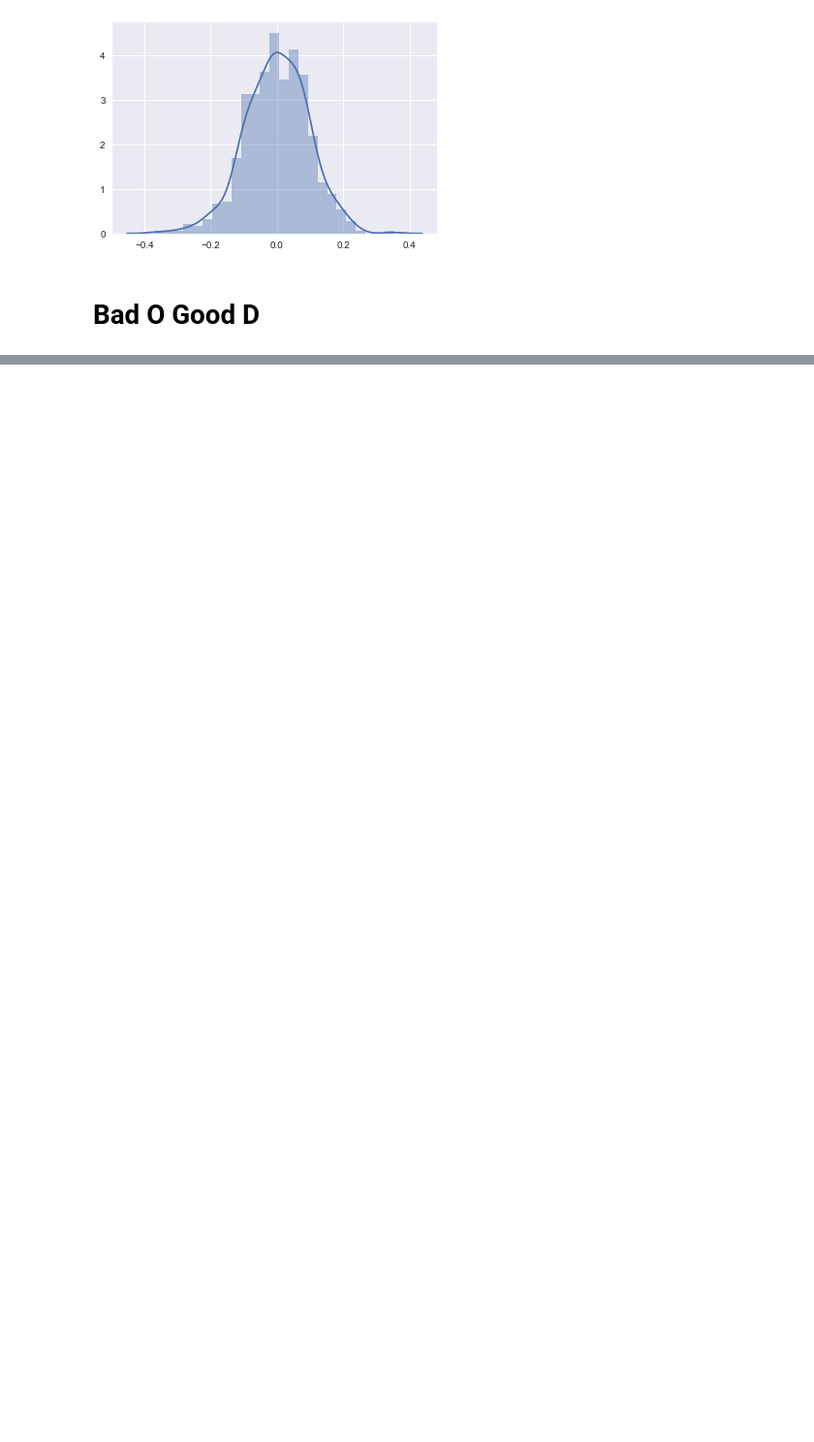
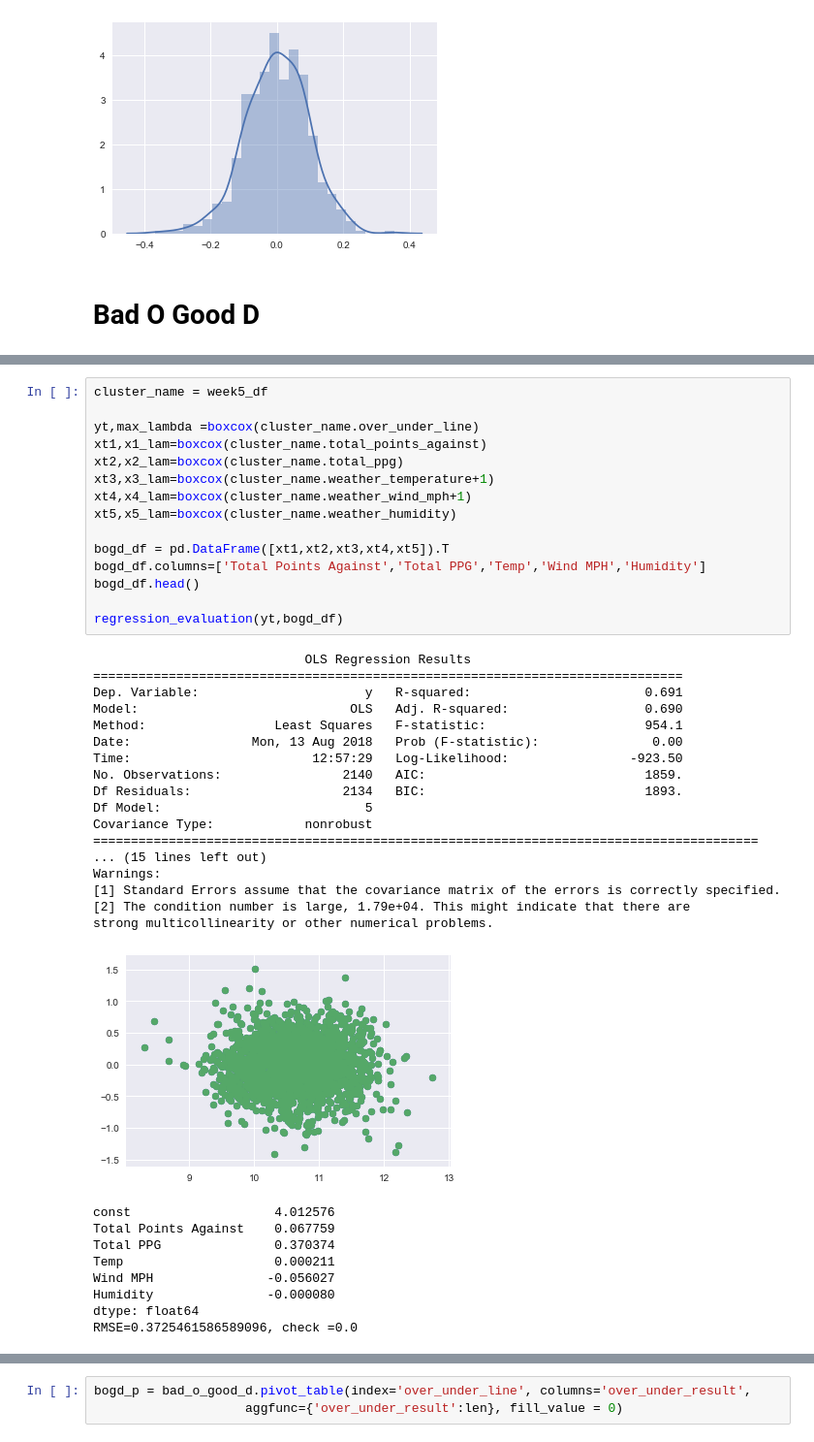
Before and after one commit to slieb74/NFL-Betting-Data, a Jupyter notebook: over_under-clusters.ipynb, the cells around one changed output, grey strips where cells are left out. Shown at 97% size. Saved outputs shown, nothing was run; the diff lists cells and outputs as text; blank space fills up the shorter version.

```diff
--- a/over_under-clusters.ipynb
+++ b/over_under-clusters.ipynb
@@ -609 +641,43 @@ RMSE=0.8152179652373736, check =0.0
 [figure]
+# %%
+cluster_name = week5_df
+
+yt,max_lambda =boxcox(cluster_name.over_under_line)
+xt1,x1_lam=boxcox(cluster_name.total_points_against)
+xt2,x2_lam=boxcox(cluster_name.total_ppg)
+xt3,x3_lam=boxcox(cluster_name.weather_temperature+1)
+xt4,x4_lam=boxcox(cluster_name.weather_wind_mph+1)
+xt5,x5_lam=boxcox(cluster_name.weather_humidity)
+
+bogd_df = pd.DataFrame([xt1,xt2,xt3,xt4,xt5]).T
+bogd_df.columns=['Total Points Against','Total PPG','Temp','Wind MPH','Humidity']
+bogd_df.head()
+
+regression_evaluation(yt,bogd_df)
+# %% [output]
+                            OLS Regression Results
+==============================================================================
+Dep. Variable:                      y   R-squared:                       0.691
+Model:                            OLS   Adj. R-squared:                  0.690
+Method:                 Least Squares   F-statistic:                     954.1
+Date:                Mon, 13 Aug 2018   Prob (F-statistic):               0.00
+Time:                        12:57:29   Log-Likelihood:                -923.50
+No. Observations:                2140   AIC:                             1859.
+Df Residuals:                    2134   BIC:                             1893.
+Df Model:                           5
+Covariance Type:            nonrobust
+========================================================================================
+... (15 lines left out)
+Warnings:
+[1] Standard Errors assume that the covariance matrix of the errors is correctly specified.
+[2] The condition number is large, 1.79e+04. This might indicate that there are
+strong multicollinearity or other numerical problems.
+[figure, added]
+const                   4.012576
+Total Points Against    0.067759
+Total PPG               0.370374
+Temp                    0.000211
+Wind MPH               -0.056027
+Humidity               -0.000080
+dtype: float64
+RMSE=0.3725461586589096, check =0.0
@@ -609,0 +685,3 @@ RMSE=0.8152179652373736, check =0.0
+# %%
+bogd_p = bad_o_good_d.pivot_table(index='over_under_line', columns='over_under_result',
+                    aggfunc={'over_under_result':len}, fill_value = 0)
```
Also changed, not shown: parts of 29 cells of this notebook, 4 other files.
